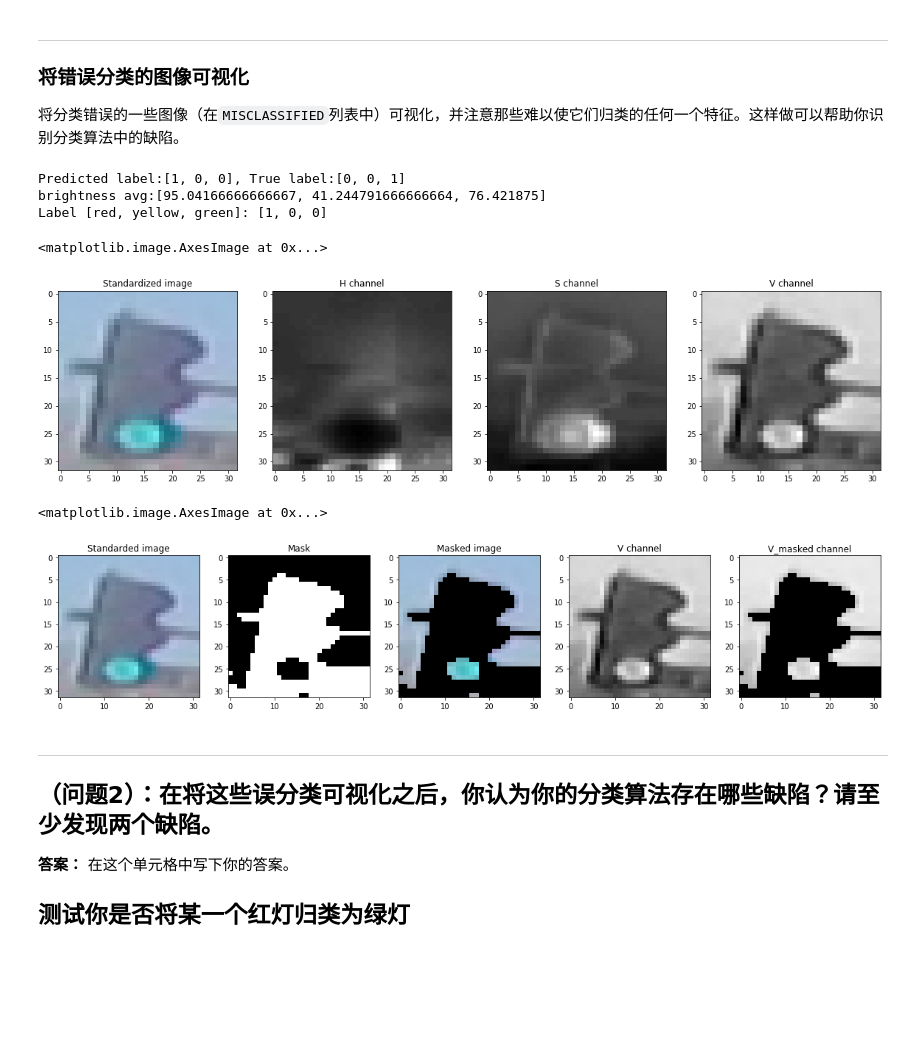
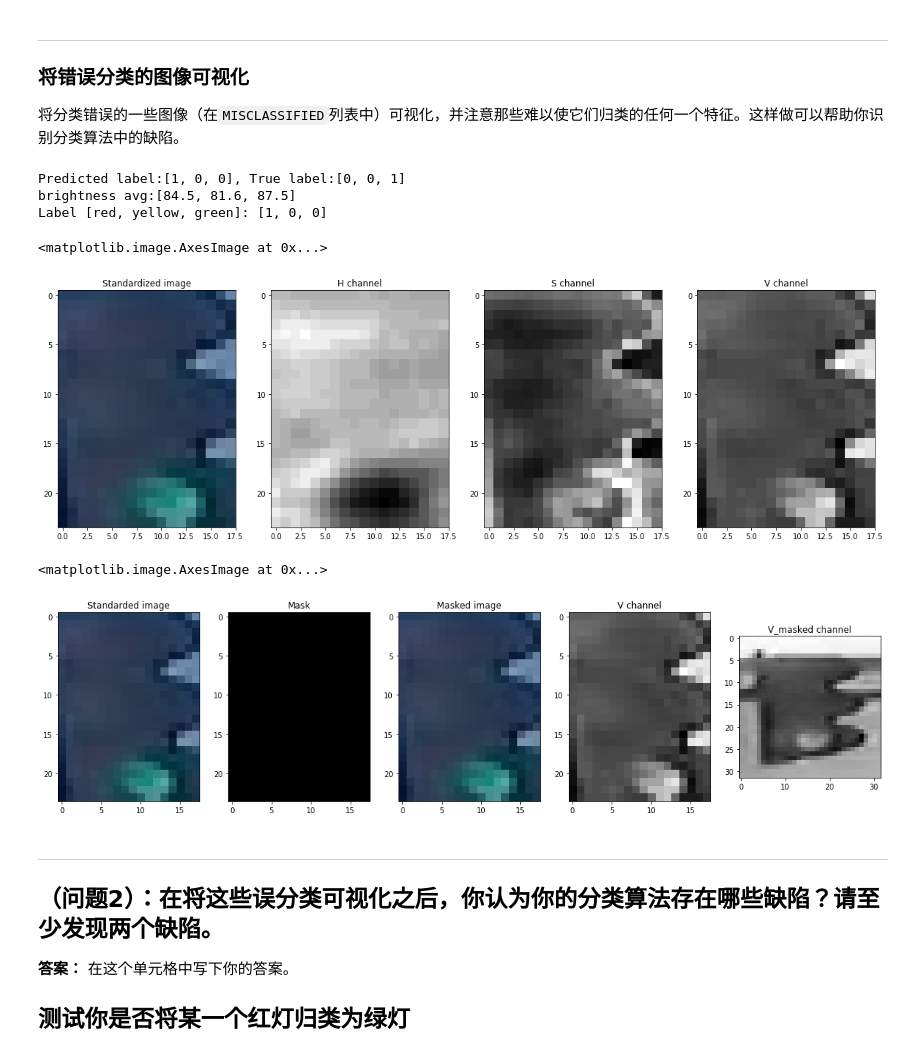
Before and after one commit to ChiangC/SDC_Python, a Jupyter notebook: 03_traffic_light_classifier/Traffic_Light_Classifier-zh.ipynb, the cells around one changed output. Cells and saved outputs as stored; diff of their text form; code cells hidden in the pictures; blank space fills up the shorter version.

Commit message:
color threhold

```diff
--- a/03_traffic_light_classifier/Traffic_Light_Classifier-zh.ipynb
+++ b/03_traffic_light_classifier/Traffic_Light_Classifier-zh.ipynb
@@ -349,8 +351,8 @@ plt.imshow(masked_image)
 通过此函数，你应该能够判断一张图像的标签，并将其分类为红灯、绿灯或黄灯。如果辅助函数能够简化你的代码，你也可以定义几个辅助函数。
 # %%
 def avg_brightness_4_lights(rgb_image):
-    lower_hsv = np.array([0, 0, 0])
-    high_hsv = np.array([180, 180, 180])
+    lower_hsv = np.array([160, 160, 160])
+    high_hsv = np.array([237, 230, 237])
 
     mask = cv2.inRange(rgb_image, lowerb = lower_hsv, upperb = high_hsv)
     masked_image = np.copy(rgb_image)
@@ -359,8 +361,8 @@ def avg_brightness_4_lights(rgb_image):
 
     ## TODO: Convert image to HSV color space
     hsv = cv2.cvtColor(masked_image, cv2.COLOR_RGB2HSV)
-    hsv = hsv[4:-4, 4:-4, :]
-
+#     hsv = hsv[4:-4, 4:-4, :]
+    hsv = hsv[4:-4, 7:-7, :]
     v = hsv[:,:,2]
 
     #将图片分为三部分，与红，黄，绿灯一一对应，再分别计算每一部分的HSV亮度平均值
@@ -381,6 +383,6 @@ def avg_brightness_4_lights(rgb_image):
     avgs.append(green_light_v_avg)
     return avgs
 
-print("测试：=================================")
-for i in range(len(IMAGE_TEST_LIST_CH)):
-    print("brightness avg:%s, Label:%s" %(str(avg_brightness_4_lights(IMAGE_TEST_LIST_CH[i][0])), IMAGE_TEST_LIST_CH[i][1]))
+# print("测试：=================================")
+# for i in range(len(IMAGE_TEST_LIST_CH)):
+#     print("brightness avg:%s, Label:%s" %(str(avg_brightness_4_lights(IMAGE_TEST_LIST_CH[i][0])), IMAGE_TEST_LIST_CH[i][1]))
@@ -406,17 +390,29 @@ brightness avg:[47.24812030075188, 17.849624060150376, 17.448979591836736], Labe
 ## TODO: Create a brightness feature that takes in an RGB image and outputs a feature vector and/or value
 ## This feature should use HSV colorspace values
 def create_feature(rgb_image):
-    lower_hsv = np.array([0, 0, 0])
-    high_hsv = np.array([170, 170, 170])
+    #Accuracy: 0.9595959595959596
+#     lower_hsv = np.array([0, 0, 0])
+#     high_hsv = np.array([170, 170, 170])
 
-    mask = cv2.inRange(rgb_image, lowerb = lower_hsv, upperb = high_hsv)
-    masked_image = np.copy(rgb_image)
+#Accuracy: 0.9158249158249159
+    lower_hsv = np.array([160, 160, 160])
+    high_hsv = np.array([237, 230, 237])
+
+    #Accuracy: 0.9595959595959596
+    rgb_image_crop = rgb_image[4:-4, 7:-7, :]
+    mask = cv2.inRange(rgb_image_crop, lowerb = lower_hsv, upperb = high_hsv)
+    masked_image = np.copy(rgb_image_crop)
+
+#     rgb_image_crop = rgb_image[4:-4, 7:-7, :]#Accuracy: 0.9595959595959596
+#     mask = cv2.inRange(rgb_image_crop, lowerb = lower_hsv, upperb = high_hsv)
+#     masked_image = np.copy(rgb_image_crop)
 
     masked_image[mask != 0] = [0, 0, 0]
 
     ## TODO: Convert image to HSV color space
     hsv = cv2.cvtColor(masked_image, cv2.COLOR_RGB2HSV)
-    hsv = hsv[4:-4, 7:-7, :]
+#     hsv = hsv[5:-5, 7:-7, :]#Accuracy: 0.9562289562289562
+    #hsv = hsv[4:-4, 7:-7, :]#Accuracy: 0.9595959595959596
     ## TODO: Create and return a feature value and/or vector
     v = hsv[:,:,2]
 
@@ -549,46 +545,50 @@ Number of misclassified images = 12 out of 297
 # Visualize misclassified example(s)
 ## TODO: Display an image in the `MISCLASSIFIED` list
 ## TODO: Print out its predicted label - to see what the image *was* incorrectly classified as
-idx = 11
+idx = 1
 miss_img = MISCLASSIFIED[idx][0]
+
 # plt.imshow(miss_img)
 print("Predicted label:" +str(MISCLASSIFIED[idx][1]) + ", True label:"+str(MISCLASSIFIED[idx][2]))
 
 
 #=======================================================
+miss_img = miss_img[4:-4, 7:-7, :]
+
 avg = avg_brightness_4_lights(miss_img)
 print("brightness avg:%s" %(str(avg)))
 
 # Convert to HSV
 hsv = cv2.cvtColor(miss_img, cv2.COLOR_RGB2HSV)
 
 # Print image label
-print('Label [red, yellow, green]: ' + str(test_label))
 
 # HSV channels
 h = hsv[:,:,0]
 s = hsv[:,:,1]
 v = hsv[:,:,2]
 
 # Plot the original image and the three channels
 f, (ax1, ax2, ax3, ax4) = plt.subplots(1, 4, figsize=(20,10))
 ax1.set_title('Standardized image')
 ax1.imshow(miss_img)
 ax2.set_title('H channel')
 ax2.imshow(h, cmap='gray')
 ax3.set_title('S channel')
 ax3.imshow(s, cmap='gray')
 ax4.set_title('V channel')
 ax4.imshow(v, cmap='gray')
 # %% [output]
 Predicted label:[1, 0, 0], True label:[0, 0, 1]
-brightness avg:[95.04166666666667, 41.244791666666664, 76.421875]
+brightness avg:[84.5, 81.6, 87.5]
 Label [red, yellow, green]: [1, 0, 0]
 <matplotlib.image.AxesImage at 0x...>
-[figure, old version]
+[figure, new version]
 # %%
-lower_hsv = np.array([0, 0, 0])
-high_hsv = np.array([170, 170, 170])
+lower_hsv = np.array([160, 160, 160])
+high_hsv = np.array([237, 230, 237])
+
+# miss_img = miss_img[4:-4, 7:-7, :]
 
 mask = cv2.inRange(miss_img, lowerb = lower_hsv, upperb = high_hsv)
 masked_image = np.copy(miss_img)
@@ -597,10 +597,10 @@ masked_image[mask != 0] = [0, 0, 0]
 # plt.imshow(mask, cmap='gray')
 # plt.imshow(masked_image)
 # cv2.imwrite("masked_image.jpg", masked_image)
+# hsv = hsv[4:-4, 7:-7, :]
+hsv_masked = cv2.cvtColor(masked_image, cv2.COLOR_RGB2HSV)
 
-hsv_masked = cv2.cvtColor(masked_image, cv2.COLOR_RGB2HSV)
-v_masked = hsv_masked[:,:,2]
-
+# v_masked
 f, (ax1, ax2, ax3, ax4, ax5) = plt.subplots(1, 5, figsize=(20,10))
 ax1.set_title('Standarded image')
 ax1.imshow(miss_img)
@@ -614,7 +614,7 @@ ax5.set_title('V_masked channel')
 ax5.imshow(v_masked, cmap='gray')
 # %% [output]
 <matplotlib.image.AxesImage at 0x...>
-[figure, old version]
+[figure, new version]
 # %% [markdown]
 ---
 <a id='question2'></a>
```
Also changed, not shown: parts of 4 cells of this notebook, 2 other files.
